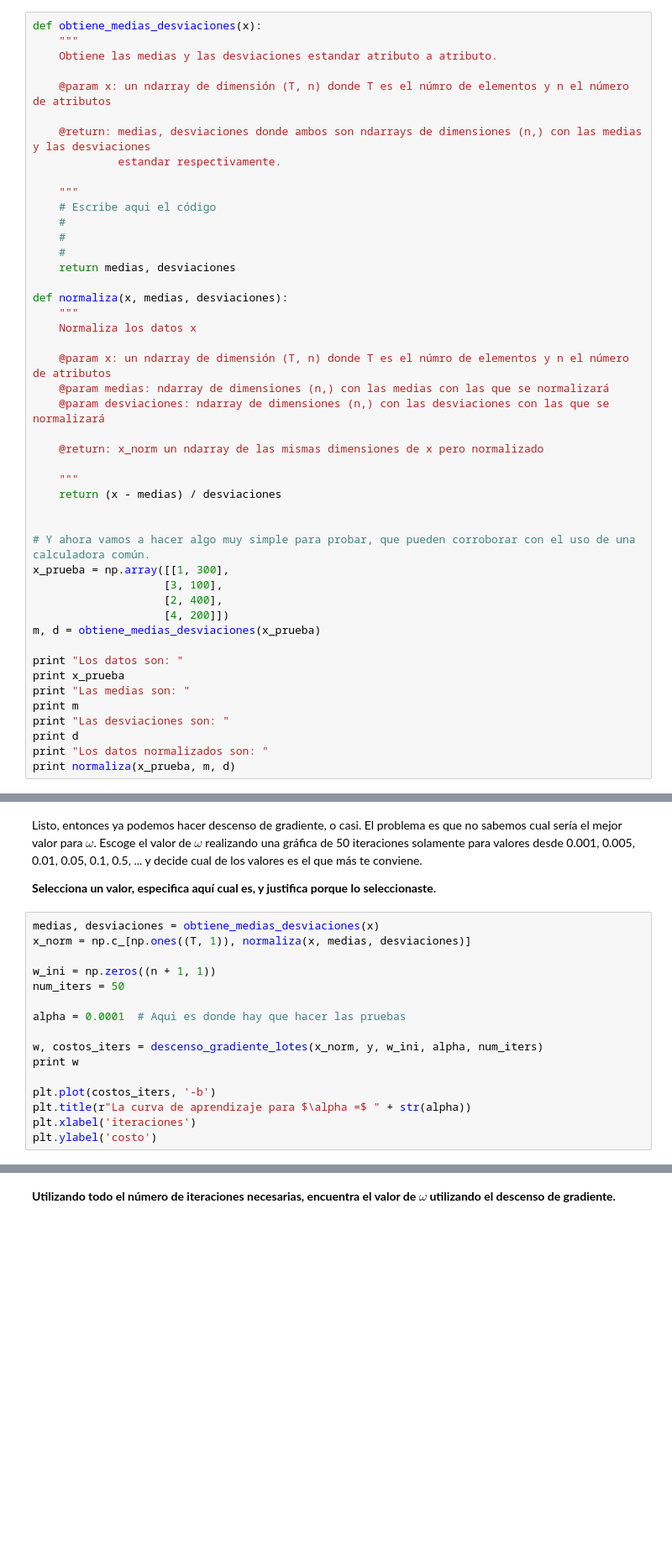
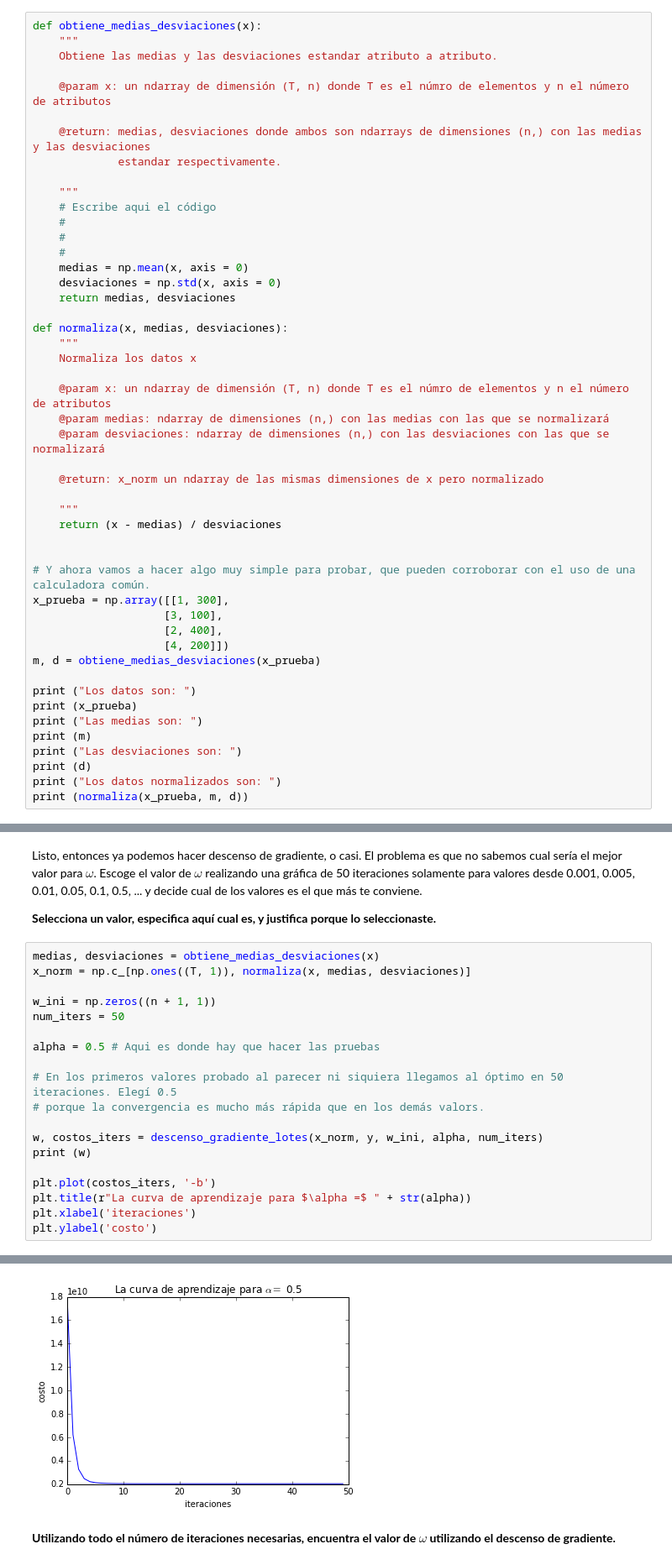
Before and after one commit to lcontiveros/MLS, a Jupyter notebook: regresion_lineal.ipynb, the cells around one changed output, grey strips where cells are left out. Shown: that part at 84% size. Drawn from its saved outputs; the diff is of its cells as text; blank space fills up the shorter version.

```diff
--- a/regresion_lineal.ipynb
+++ b/regresion_lineal.ipynb
@@ -280,6 +287,8 @@ def obtiene_medias_desviaciones(x):
     #
     #
     #
+    medias = np.mean(x, axis = 0)
+    desviaciones = np.std(x, axis = 0)
     return medias, desviaciones
 
 def normaliza(x, medias, desviaciones):
@@ -303,11 +312,11 @@ x_prueba = np.array([[1, 300],
                     [4, 200]])
 m, d = obtiene_medias_desviaciones(x_prueba)
 
-print "Los datos son: "
-print x_prueba
-print "Las medias son: "
-print m
-print "Las desviaciones son: "
-print d
-print "Los datos normalizados son: "
-print normaliza(x_prueba, m, d)
+print ("Los datos son: ")
+print (x_prueba)
+print ("Las medias son: ")
+print (m)
+print ("Las desviaciones son: ")
+print (d)
+print ("Los datos normalizados son: ")
+print (normaliza(x_prueba, m, d))
@@ -322,12 +346,16 @@ x_norm = np.c_[np.ones((T, 1)), normaliza(x, medias, desviaciones)]
 w_ini = np.zeros((n + 1, 1))
 num_iters = 50
 
-alpha = 0.0001  # Aqui es donde hay que hacer las pruebas
+alpha = 0.5 # Aqui es donde hay que hacer las pruebas
+
+# En los primeros valores probado al parecer ni siquiera llegamos al óptimo en 50 iteraciones. Elegí 0.5
+# porque la convergencia es mucho más rápida que en los demás valors.
 
 w, costos_iters = descenso_gradiente_lotes(x_norm, y, w_ini, alpha, num_iters)
-print w
+print (w)
 
 plt.plot(costos_iters, '-b')
 plt.title(r"La curva de aprendizaje para $\alpha =$ " + str(alpha))
 plt.xlabel('iteraciones')
 plt.ylabel('costo')
+# %% [output]
@@ -334,3 +366,4 @@ plt.ylabel('costo')
+[figure, added]
 # %% [markdown]
 **Utilizando todo el número de iteraciones necesarias, encuentra el valor de $\omega$ utilizando el descenso de gradiente.**
 # %%
```
Also changed, not shown: parts of 9 cells of this notebook.
